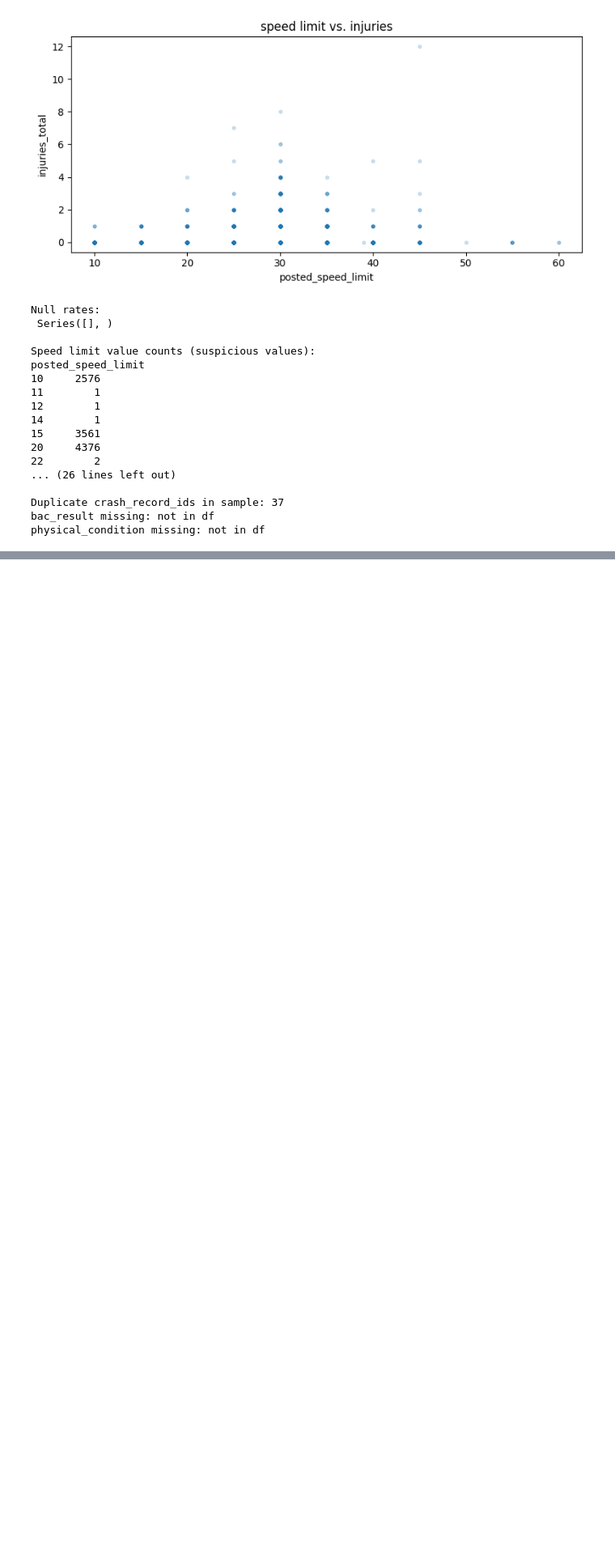
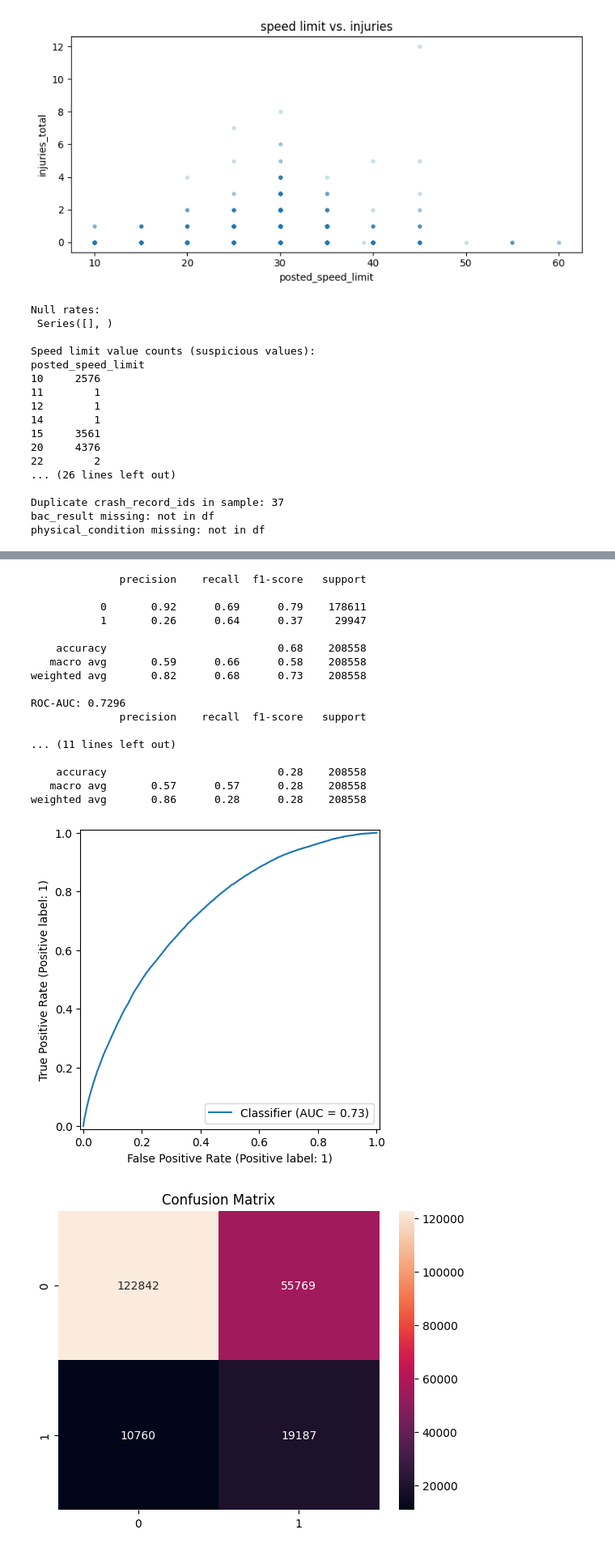
Before and after one commit to lukejm5/LG, a Jupyter notebook: ProjectCode.ipynb, the cells around one changed output, grey strips where cells are left out. Shown at 81% size. Cells and saved outputs as stored; diff of their text form; code cells hidden in the pictures; blank space fills up the shorter version.

Commit message:
modeling

```diff
--- a/ProjectCode.ipynb
+++ b/ProjectCode.ipynb
@@ -13,5 +19,8 @@ import os
 # %%
 os.chdir('/workspaces/LG')
+# %%
+# random state
+state = 42
 # %%
 dfCrashes = pd.read_csv("data/raw/crashes.csv", low_memory = False)
 dfPeople = pd.read_csv("data/raw/people.csv", low_memory = False)
@@ -371,0 +401,13 @@ physical_condition missing: not in df
+# %%
+# train/test split with stratification
+X = dfModel.drop(columns = ["severe"])
+y = dfModel["severe"]
+
+X_train, X_test, y_train, y_test = train_test_split(X, y, test_size = 0.2, random_state = state, stratify = y)
+
+# numerical variable scaling
+num_cols = ['posted_speed_limit', 'num_units', 'crash_hour', 'crash_day_of_week', 'crash_month', 'latitude', 'longitude', 'age_mean', 'num_people', 'any_alcohol']
+
+scaler = StandardScaler()
+X_train[num_cols] = scaler.fit_transform(X_train[num_cols])
+X_test[num_cols] = scaler.transform(X_test[num_cols])
@@ -371,0 +416,3 @@ physical_condition missing: not in df
+# %%
+model = LogisticRegression(max_iter = 1000, random_state = state, class_weight = "balanced")
+model.fit(X_train, y_train)
@@ -371,0 +421,3 @@ physical_condition missing: not in df
+# %%
+y_pred = model.predict(X_test)
+y_prob = model.predict_proba(X_test)[:, 1]
@@ -371,0 +426,39 @@ physical_condition missing: not in df
+# %%
+print(classification_report(y_test, y_pred))
+print(f"ROC-AUC: {roc_auc_score(y_test, y_prob):.4f}")
+
+# trying threshold of 0.3
+y_pred_adjusted = (y_prob >= 0.3).astype(int)
+print(classification_report(y_test, y_pred_adjusted))
+
+# trying threshold of 0.25
+y_pred_adjusted = (y_prob >= 0.25).astype(int)
+print(classification_report(y_test, y_pred_adjusted))
+
+RocCurveDisplay.from_predictions(y_test, y_prob)
+plt.show()
+
+cm = confusion_matrix(y_test, y_pred)
+sns.heatmap(cm, annot=True, fmt='d')
+plt.title('Confusion Matrix')
+plt.show()
+# %% [output]
+              precision    recall  f1-score   support
+
+           0       0.92      0.69      0.79    178611
+           1       0.26      0.64      0.37     29947
+
+    accuracy                           0.68    208558
+   macro avg       0.59      0.66      0.58    208558
+weighted avg       0.82      0.68      0.73    208558
+
+ROC-AUC: 0.7296
+              precision    recall  f1-score   support
+
+... (11 lines left out)
+
+    accuracy                           0.28    208558
+   macro avg       0.57      0.57      0.28    208558
+weighted avg       0.86      0.28      0.28    208558
+[figure, added]
+[figure, added]
```
Also changed, not shown: parts of 13 cells of this notebook.
